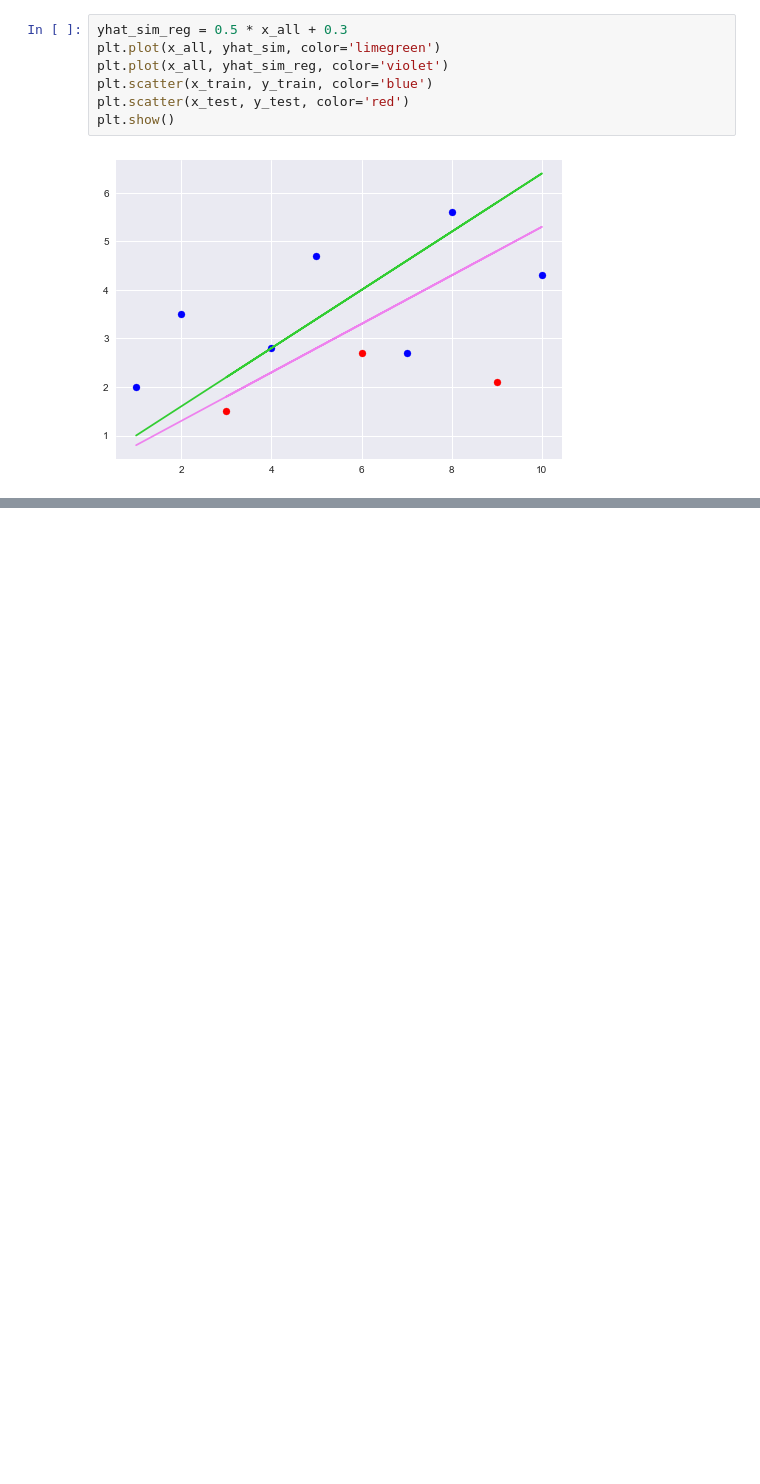
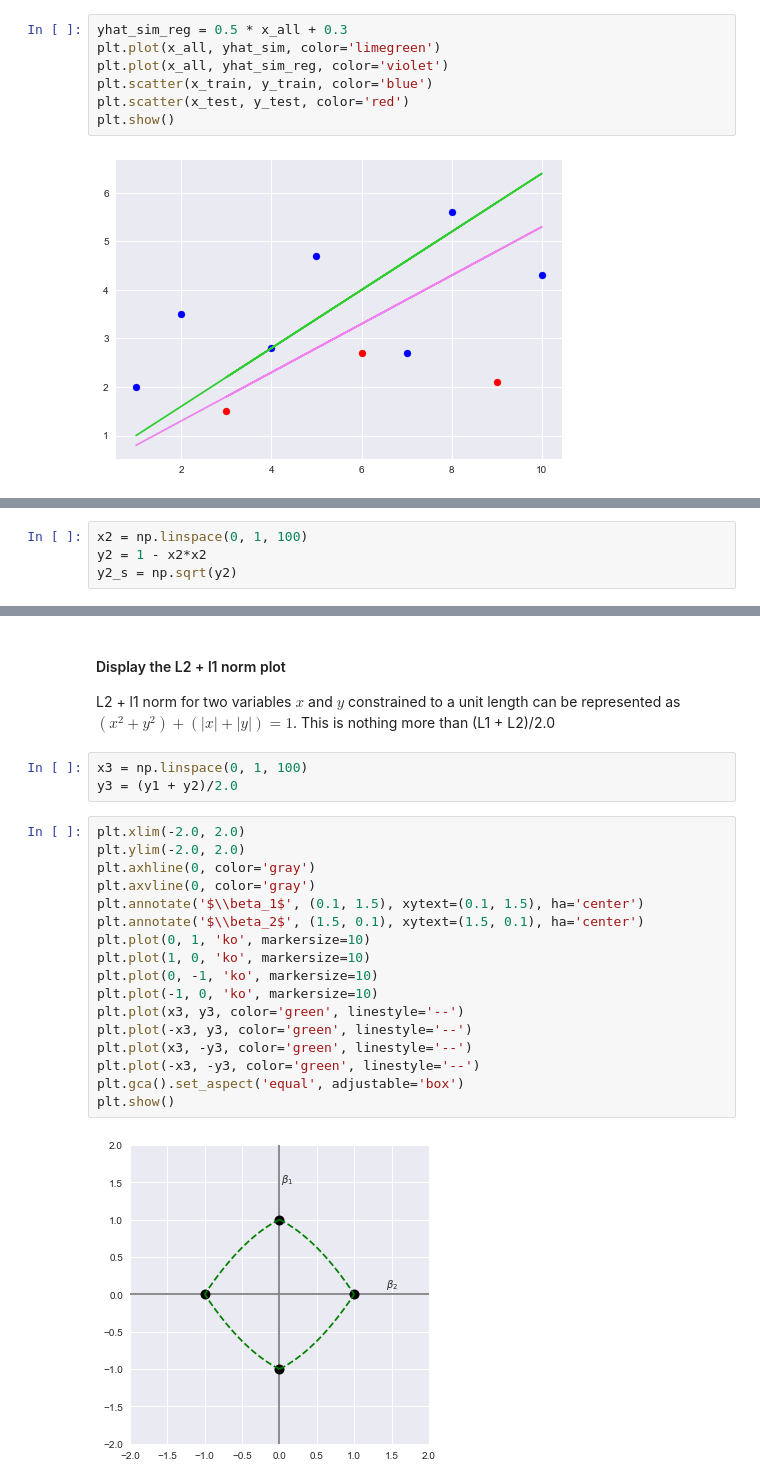
Before and after one commit to bhaskars-repo/MachineLearning, a Jupyter notebook: P5-1-Regularization.ipynb, the cells around one changed output, grey strips where cells are left out. Drawn from its saved outputs; the diff is of its cells as text; blank space fills up the shorter version.

```diff
--- a/P5-1-Regularization.ipynb
+++ b/P5-1-Regularization.ipynb
@@ -133,3 +138,7 @@ plt.show()
+# %%
+x2 = np.linspace(0, 1, 100)
+y2 = 1 - x2*x2
+y2_s = np.sqrt(y2)
 # %%
 plt.xlim(-2.0, 2.0)
 plt.ylim(-2.0, 2.0)
@@ -160,3 +173,29 @@ plt.gca().set_aspect('equal', adjustable='box')
 plt.show()
 # %% [output]
 [figure]
+# %% [markdown]
+#### Display the L2 + l1 norm plot
+
+L2 + l1 norm for two variables $x$ and $y$ constrained to a unit length can be represented as $(x^2 + y^2) + (|x| + |y|) = 1$. This is nothing more than (L1 + L2)/2.0
+# %%
+x3 = np.linspace(0, 1, 100)
+y3 = (y1 + y2)/2.0
+# %%
+plt.xlim(-2.0, 2.0)
+plt.ylim(-2.0, 2.0)
+plt.axhline(0, color='gray')
+plt.axvline(0, color='gray')
+plt.annotate('$\\beta_1$', (0.1, 1.5), xytext=(0.1, 1.5), ha='center')
+plt.annotate('$\\beta_2$', (1.5, 0.1), xytext=(1.5, 0.1), ha='center')
+plt.plot(0, 1, 'ko', markersize=10)
+plt.plot(1, 0, 'ko', markersize=10)
+plt.plot(0, -1, 'ko', markersize=10)
+plt.plot(-1, 0, 'ko', markersize=10)
+plt.plot(x3, y3, color='green', linestyle='--')
+plt.plot(-x3, y3, color='green', linestyle='--')
+plt.plot(x3, -y3, color='green', linestyle='--')
+plt.plot(-x3, -y3, color='green', linestyle='--')
+plt.gca().set_aspect('equal', adjustable='box')
+plt.show()
+# %% [output]
+[figure, added]
```
Also changed, not shown: parts of 10 cells of this notebook, 5 other files.
